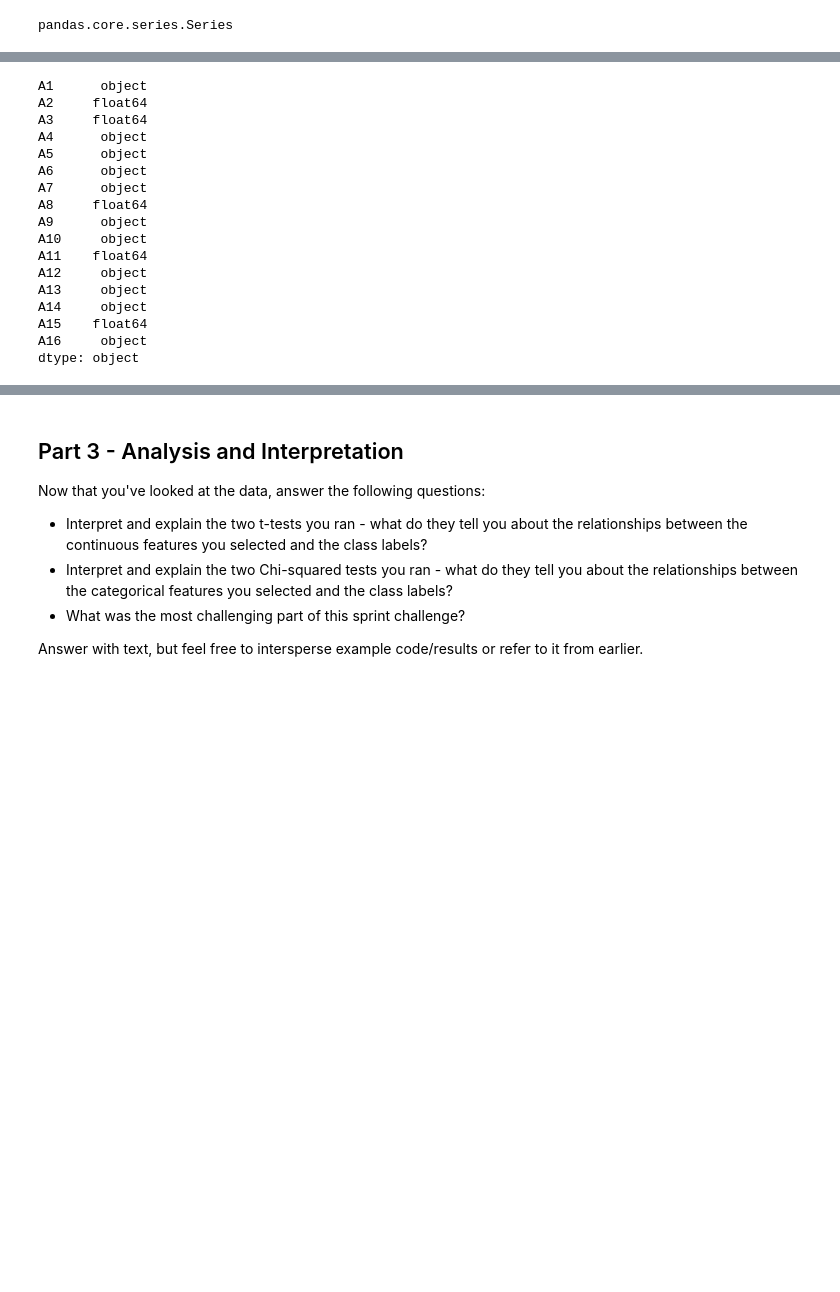
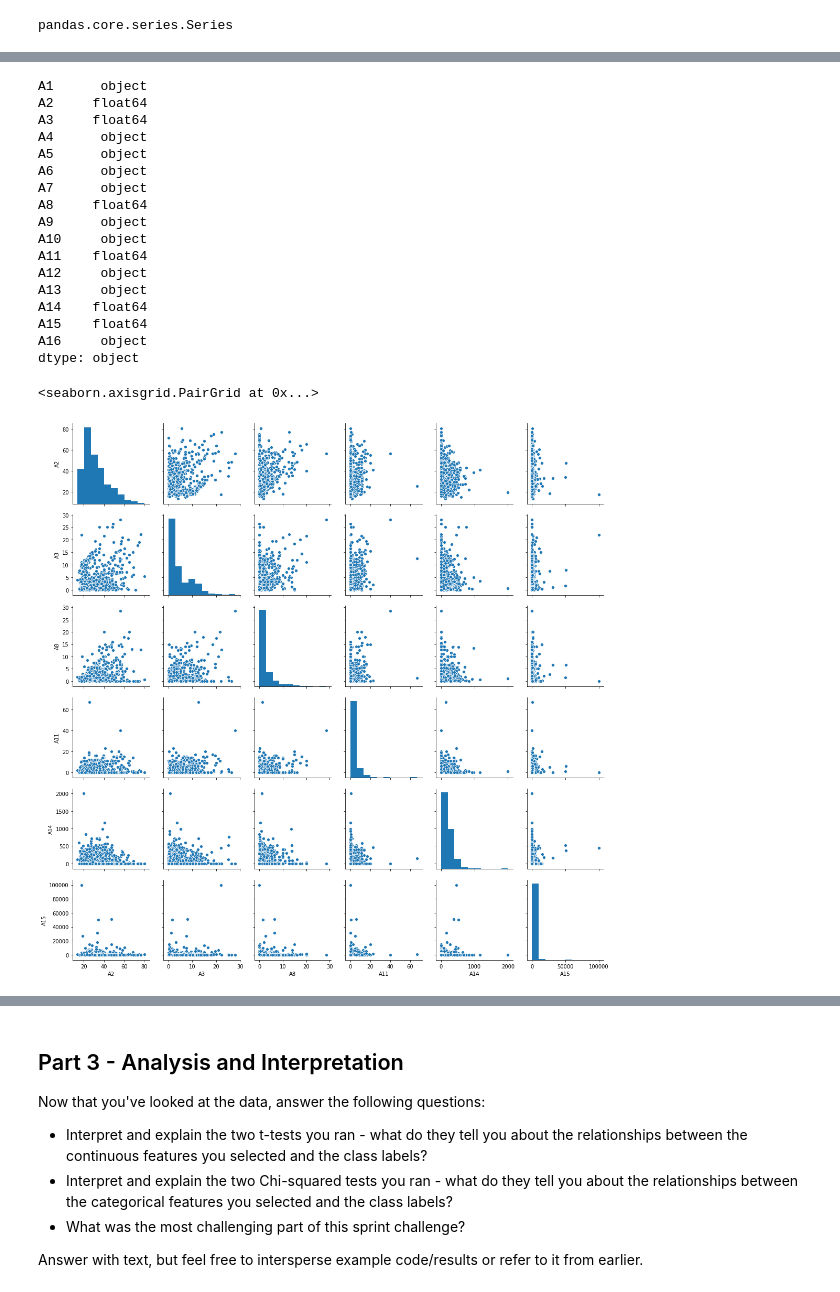
Before and after one commit to JackRossProjects/DS-Unit-1-Sprint-2-Statistics, a Jupyter notebook: DS_Unit_1_Sprint_Challenge_2.ipynb, the cells around one changed output, grey strips where cells are left out. Drawn from its saved outputs; the diff is of its cells as text; code cells hidden in the pictures; blank space fills up the shorter version.

```diff
--- a/DS_Unit_1_Sprint_Challenge_2.ipynb
+++ b/DS_Unit_1_Sprint_Challenge_2.ipynb
@@ -161,7 +159,9 @@ A15      int64
 A16     object
 dtype: object
 # %%
+df['A2'] = df['A2'].astype(float)
 df['A11'] = df['A11'].astype(float)
+df['A14'] = df['A14'].astype(float)
 df['A15'] = df['A15'].astype(float)
 df.dtypes
 # %% [output]
@@ -178,7 +178,12 @@ A10     object
 A11    float64
 A12     object
 A13     object
-A14     object
+A14    float64
 A15    float64
 A16     object
 dtype: object
+# %%
+sns.pairplot(df)
+# %% [output]
+<seaborn.axisgrid.PairGrid at 0x...>
+[figure, added]
```
Also changed, not shown: parts of 36 cells of this notebook.
